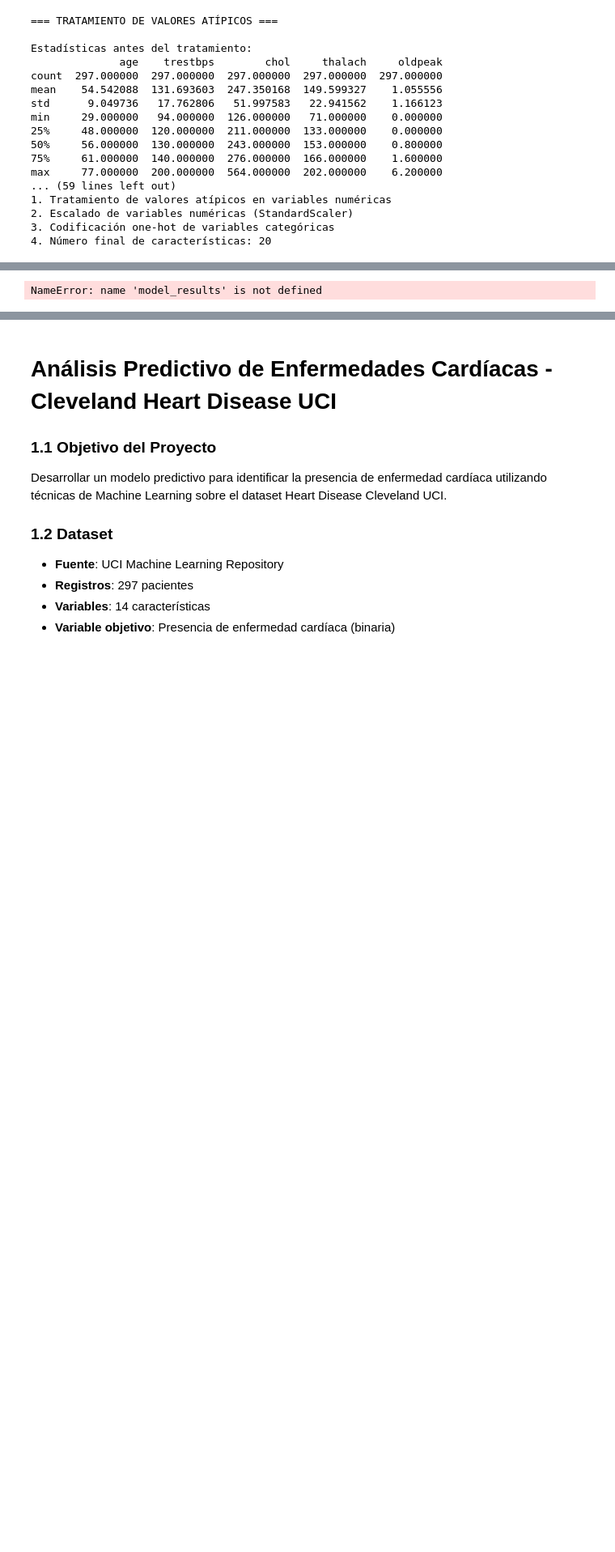
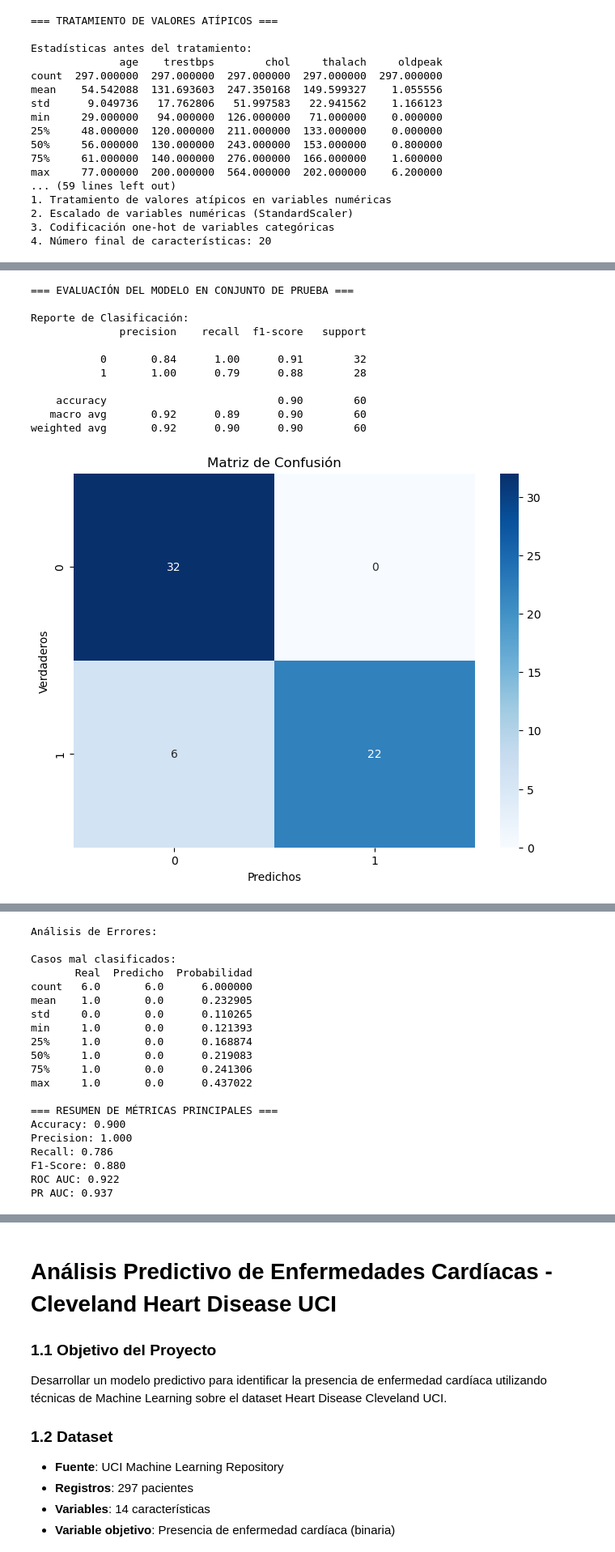
Before and after one commit to Jaycoach/Data_Analis, a Jupyter notebook: heart_cleveland_upload.ipynb, the cells around one changed output, grey strips where cells are left out. Shown at 81% size. Saved outputs shown, nothing was run; the diff lists cells and outputs as text; code cells hidden in the pictures; blank space fills up the shorter version.

```diff
--- a/heart_cleveland_upload.ipynb
+++ b/heart_cleveland_upload.ipynb
@@ -706,8 +817,8 @@ import matplotlib.pyplot as plt
 import seaborn as sns
 import numpy as np
 
-# Usar el modelo entrenado del paso anterior
-model = model_results['model']
+# Usar el modelo final entrenado del paso anterior
+model = final_model  # Usando el modelo que ya entrenamos
 
 # 1. Realizar predicciones
 y_pred = model.predict(X_test)
@@ -732,7 +843,6 @@ plt.show()
 plt.figure(figsize=(8, 6))
 fpr, tpr, _ = roc_curve(y_test, y_pred_proba)
 roc_auc = auc(fpr, tpr)
-
 plt.plot(fpr, tpr, color='darkorange', lw=2,
          label=f'ROC curve (AUC = {roc_auc:.2f})')
 plt.plot([0, 1], [0, 1], color='navy', lw=2, linestyle='--')
@@ -748,7 +858,6 @@ plt.show()
 plt.figure(figsize=(8, 6))
 precision, recall, _ = precision_recall_curve(y_test, y_pred_proba)
 pr_auc = auc(recall, precision)
-
 plt.plot(recall, precision, color='blue', lw=2,
          label=f'PR curve (AUC = {pr_auc:.2f})')
 plt.xlabel('Recall')
@@ -771,31 +880,42 @@ errors = pd.DataFrame({
     'Real': y_test,
     'Predicho': y_pred,
     'Probabilidad': y_pred_proba
 })
 errors['Error'] = errors['Real'] != errors['Predicho']
 
 print("\nAnálisis de Errores:")
 print("\nCasos mal clasificados:")
 print(errors[errors['Error']].describe())
 
 # 8. Guardar métricas de evaluación
 evaluation_results = {
     'classification_report': classification_report(y_test, y_pred, output_dict=True),
     'confusion_matrix': cm,
     'roc_auc': roc_auc,
     'pr_auc': pr_auc,
     'predictions': y_pred,
     'probabilities': y_pred_proba,
     'errors': errors
 }
 
 # 9. Resumen de métricas principales
 print("\n=== RESUMEN DE MÉTRICAS PRINCIPALES ===")
 print(f"Accuracy: {evaluation_results['classification_report']['accuracy']:.3f}")
 print(f"Precision: {evaluation_results['classification_report']['1']['precision']:.3f}")
 print(f"Recall: {evaluation_results['classification_report']['1']['recall']:.3f}")
 print(f"F1-Score: {evaluation_results['classification_report']['1']['f1-score']:.3f}")
 print(f"ROC AUC: {roc_auc:.3f}")
 print(f"PR AUC: {pr_auc:.3f}")
 # %% [output]
-NameError: name 'model_results' is not defined
+=== EVALUACIÓN DEL MODELO EN CONJUNTO DE PRUEBA ===
+
+Reporte de Clasificación:
+              precision    recall  f1-score   support
+
+           0       0.84      1.00      0.91        32
+           1       1.00      0.79      0.88        28
+
+    accuracy                           0.90        60
+   macro avg       0.92      0.89      0.90        60
+weighted avg       0.92      0.90      0.90        60
+[figure, added]
@@ -802,3 +925,23 @@ NameError: name 'model_results' is not defined
+Análisis de Errores:
+
+Casos mal clasificados:
+       Real  Predicho  Probabilidad
+count   6.0       6.0      6.000000
+mean    1.0       0.0      0.232905
+std     0.0       0.0      0.110265
+min     1.0       0.0      0.121393
+25%     1.0       0.0      0.168874
+50%     1.0       0.0      0.219083
+75%     1.0       0.0      0.241306
+max     1.0       0.0      0.437022
+
+=== RESUMEN DE MÉTRICAS PRINCIPALES ===
+Accuracy: 0.900
+Precision: 1.000
+Recall: 0.786
+F1-Score: 0.880
+ROC AUC: 0.922
+PR AUC: 0.937
 # %%
 import matplotlib.pyplot as plt
 import seaborn as sns
```
Also changed, not shown: parts of 4 cells of this notebook.
